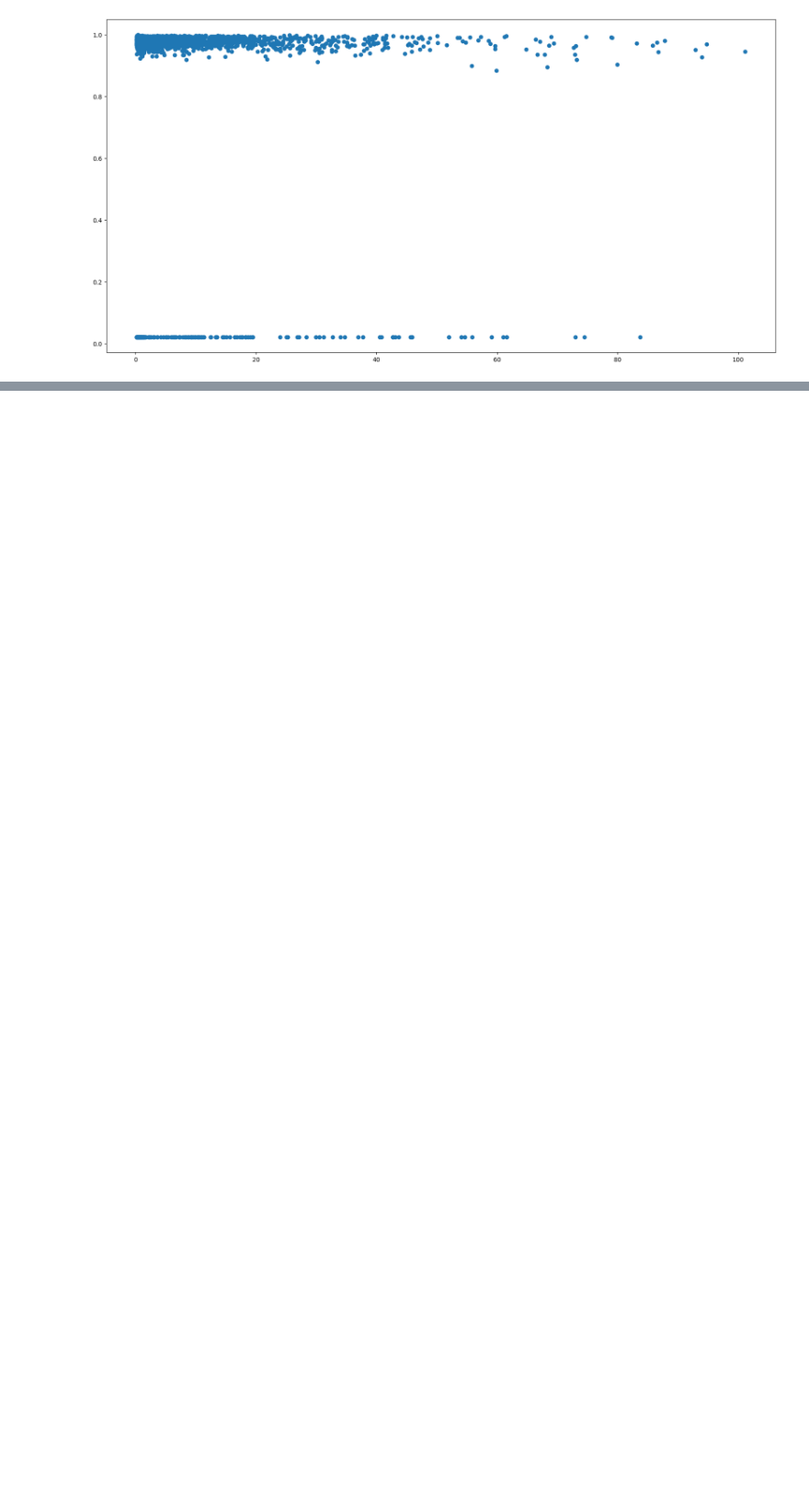
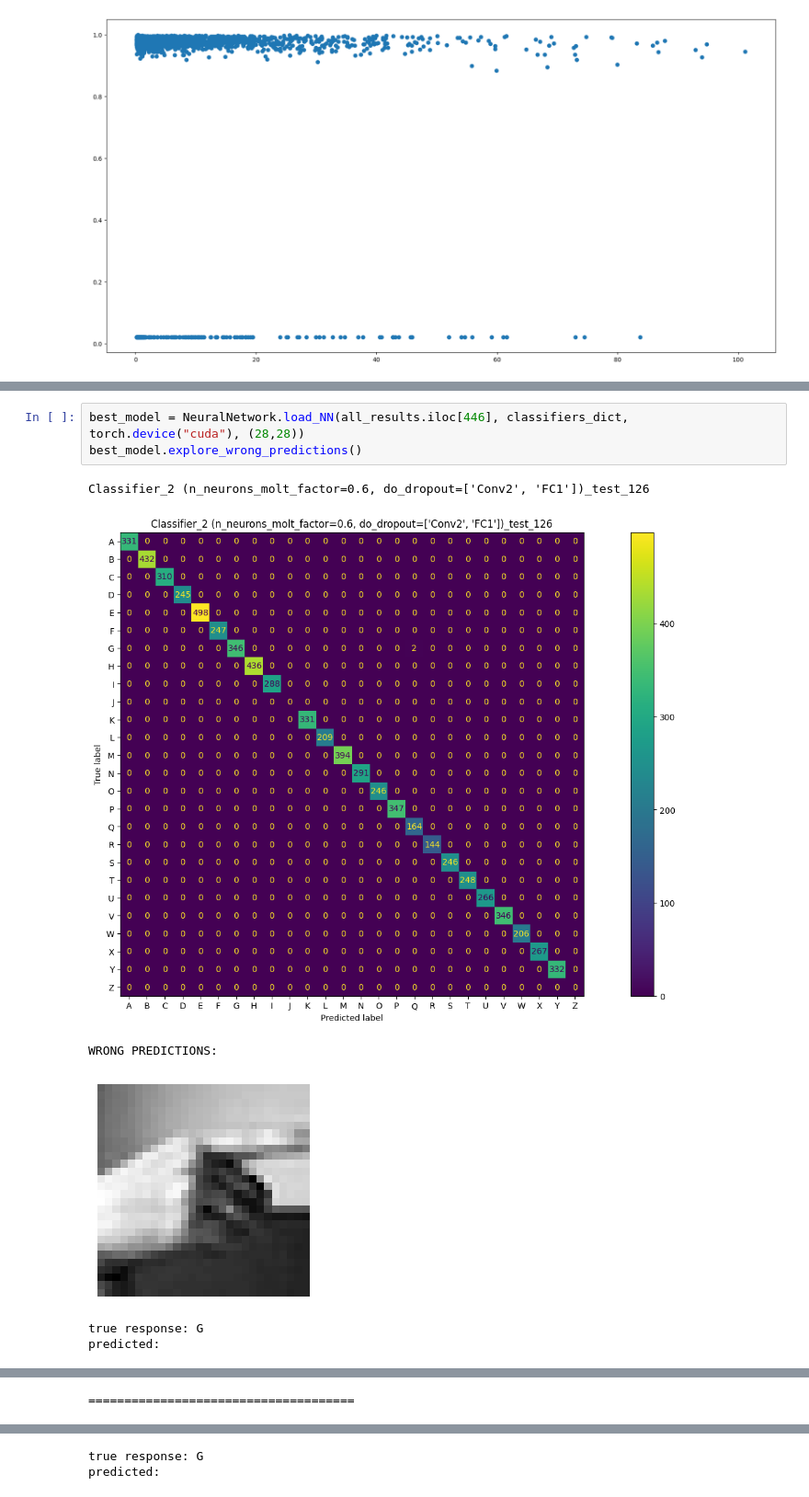
Before and after one commit to Lotto98/Sign-Language-MNIST, a Jupyter notebook: src/Classifier_2.ipynb, the cells around one changed output, grey strips where cells are left out. Shown at 92% size. Drawn from its saved outputs; the diff is of its cells as text; blank space fills up the shorter version.

```diff
--- a/src/Classifier_2.ipynb
+++ b/src/Classifier_2.ipynb
@@ -145,0 +125,10 @@ Name: 3564, dtype: object
+# %%
+best_model = NeuralNetwork.load_NN(all_results.iloc[446], classifiers_dict, torch.device("cuda"), (28,28))
+best_model.explore_wrong_predictions()
+# %% [output]
+Classifier_2 (n_neurons_molt_factor=0.6, do_dropout=['Conv2', 'FC1'])_test_126
+[figure, added]
+WRONG PREDICTIONS:
+[figure, added]
+true response: G
+predicted:
@@ -145,0 +152 @@ Name: 3564, dtype: object
+=====================================
@@ -145,0 +154,2 @@ Name: 3564, dtype: object
+true response: G
+predicted:
```
Also changed, not shown: parts of 19 cells of this notebook, 7 other files.
